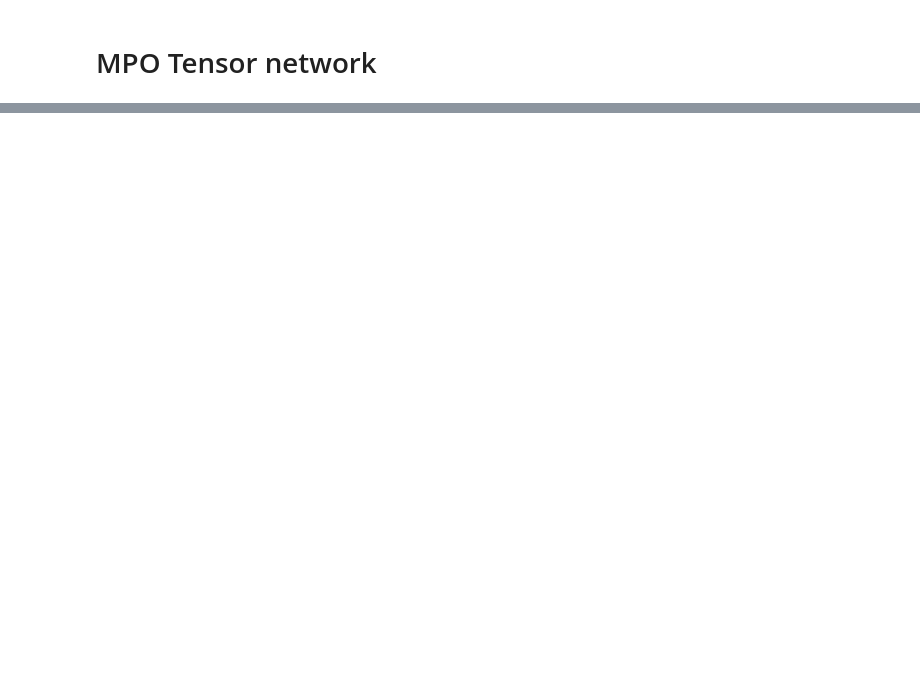
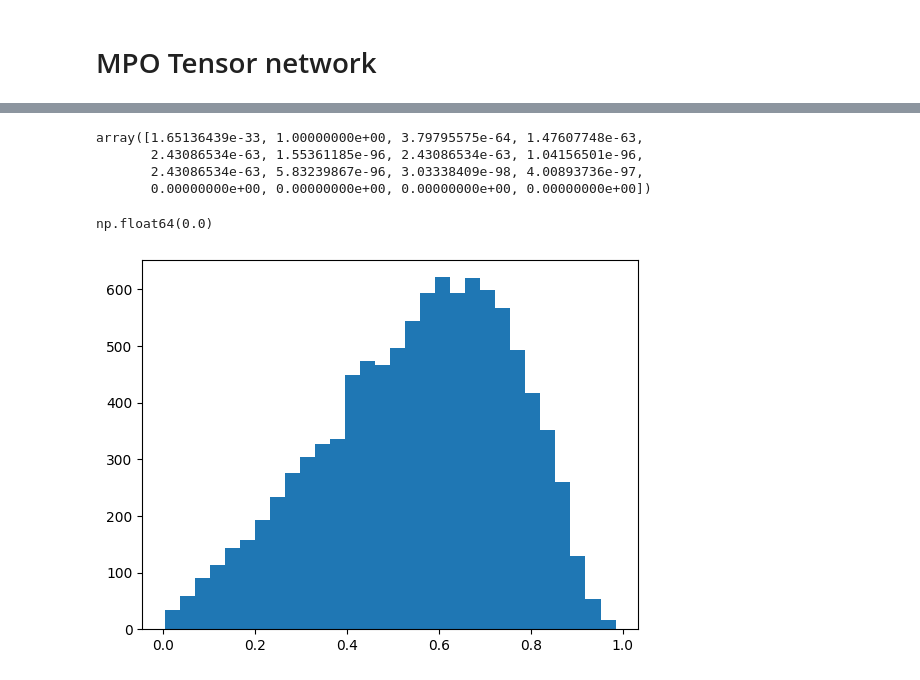
Before and after one commit to jkfids/corrqec2, a Jupyter notebook: notebooks/spc_tn.ipynb, the cells around one changed output, grey strips where cells are left out. Cells and saved outputs as stored; diff of their text form; code cells hidden in the pictures; blank space fills up the shorter version.

```diff
--- a/notebooks/spc_tn.ipynb
+++ b/notebooks/spc_tn.ipynb
@@ -9,0 +32,11 @@ import quimb.tensor as qtn
+# %%
+t = np.pi / 2
+circuit = QuantumCircuit(2)
+# circuit.h(0)
+# circuit.h(1)
+circuit.rxx(t, 0, 1)
+circuit.ryy(t, 0, 1)
+circuit.rzz(t, 0, 1)
+
+h_unitary = unitary = qi.Operator(circuit).data
+plot_state_hinton(h_unitary)
@@ -25,0 +71,13 @@ U_init = U_init.reshape(1, dS2, dS2, dE2)
+# %%
+U_conj = Tensor(U.data.conj())
+T = U.link_product(U_conj, [1, 2], [1, 2])
+T = T.transpose(0, 2, 1, 3).reshape(dE4, dE4)
+np.linalg.eigvals(T.data)
+e = np.linalg.eigvals(T.data)
+reals = e * np.conj(e)
+reals.real / 16
+# %% [output]
+array([1.65136439e-33, 1.00000000e+00, 3.79795575e-64, 1.47607748e-63,
+       2.43086534e-63, 1.55361185e-96, 2.43086534e-63, 1.04156501e-96,
+       2.43086534e-63, 5.83239867e-96, 3.03338409e-98, 4.00893736e-97,
+       0.00000000e+00, 0.00000000e+00, 0.00000000e+00, 0.00000000e+00])
@@ -25,0 +121,26 @@ U_init = U_init.reshape(1, dS2, dS2, dE2)
+# %%
+dS = 2
+dE = 2
+unitary = qi.random_unitary(dS * dE).data
+# U = UnitarySE.from_unitary(unitary, dS, dE)
+
+U = calc_heisenberg_tensor(t=np.pi / 5)
+V = twirl_tensor(U)
+calc_spectral_gap(V)
+# %% [output]
+np.float64(0.0)
+# %%
+data = []
+dS = 2
+dE = 2
+for i in range(10000):
+    unitary = qi.random_unitary(dS * dE).data
+    U = UnitarySE.from_unitary(unitary, dS, dE)
+    V = twirl_tensor(U)
+    gap = float(calc_spectral_gap(V))
+    data.append(gap)
+
+import matplotlib.pyplot as plt
+fig = plt.hist(data, bins=30)
+# %% [output]
+[figure, added]
```
Also changed, not shown: parts of 33 cells of this notebook, 5 other files.
